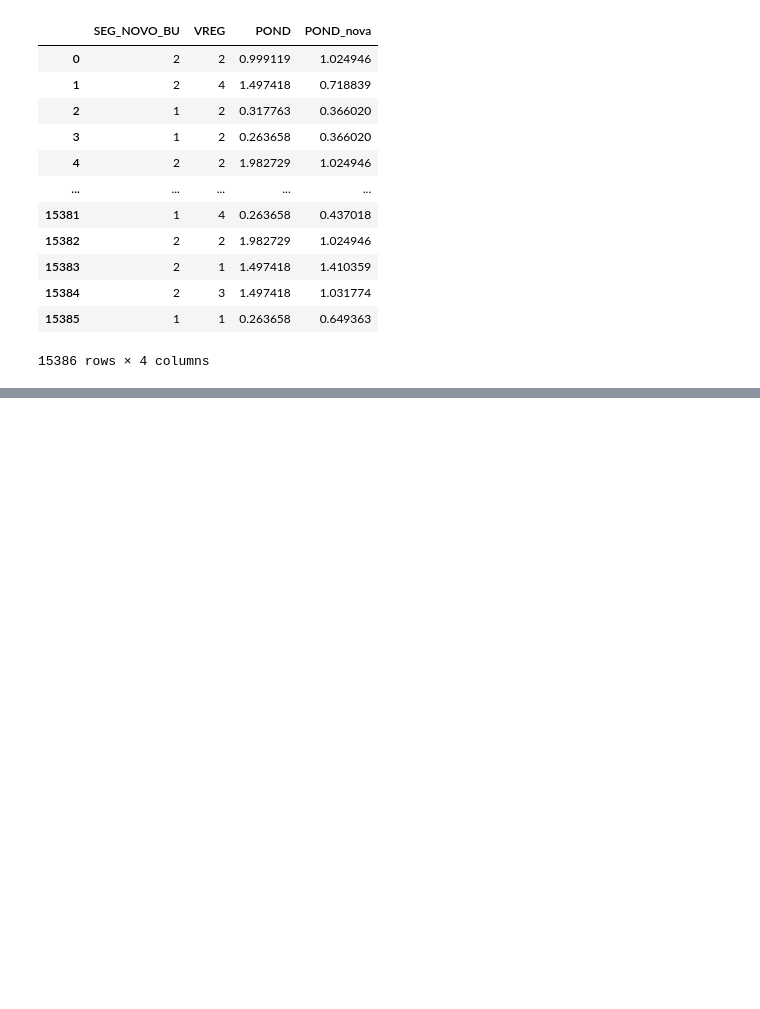
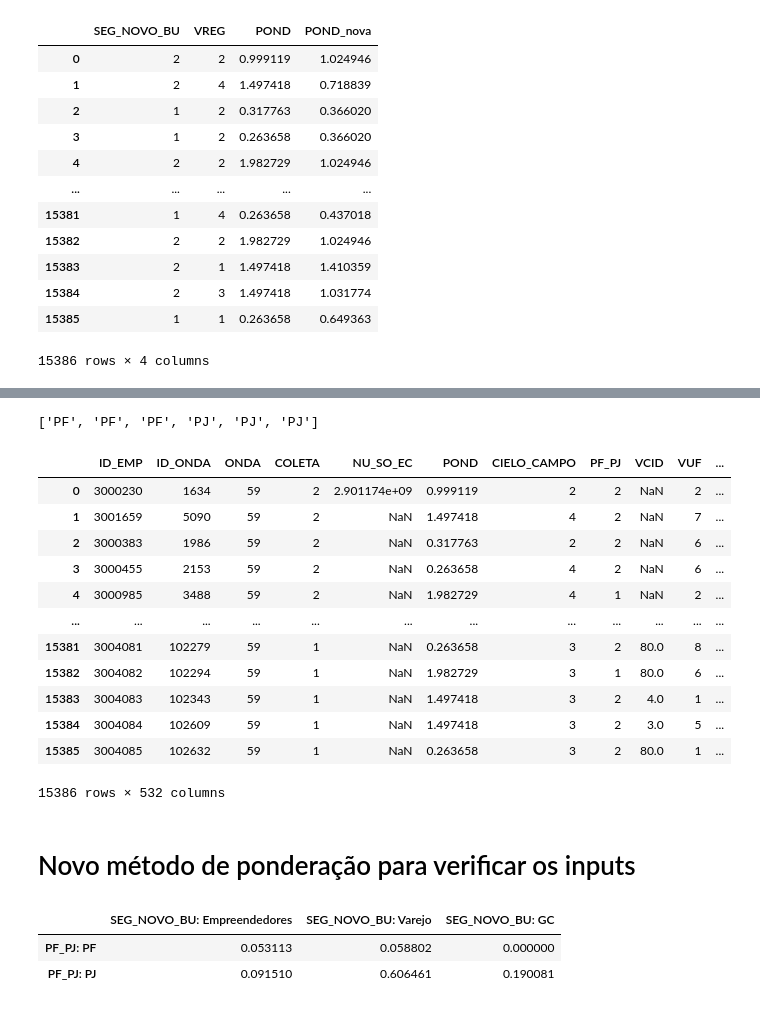
Before and after one commit to RaynerSantos/Processamento-Estatistico, a Jupyter notebook: App_beta/Pond.ipynb, the cells around one changed output, grey strips where cells are left out. Cells and saved outputs as stored; diff of their text form; code cells hidden in the pictures; blank space fills up the shorter version.

Commit message:
Update da ferramenta sobre a Ponderação para 2, 3 e 4 dimensões

```diff
--- a/App_beta/Pond.ipynb
+++ b/App_beta/Pond.ipynb
@@ -808,0 +781,17 @@ df_pond
+# %%
+# Criar um mapeamento para cada label das categorias necessárias
+lista_labels_cabecalho_greater = lista_labels[lista_labels["Coluna"] == CABECALHO_GREATER]
+lista_labels_cabecalho_greater_mapping = dict(zip(lista_labels_cabecalho_greater['Codigo'], lista_labels_cabecalho_greater['Label']))
+print(lista_labels_cabecalho_greater_mapping)
+
+lista_labels_cabecalho = lista_labels[lista_labels["Coluna"] == CABECALHO]
+lista_labels_cabecalho_mapping = dict(zip(lista_labels_cabecalho['Codigo'], lista_labels_cabecalho['Label']))
+print(lista_labels_cabecalho_mapping)
+
+lista_labels_coluna = lista_labels[lista_labels["Coluna"] == COLUNA]
+lista_labels_coluna_mapping = dict(zip(lista_labels_coluna['Codigo'], lista_labels_coluna['Label']))
+print(lista_labels_coluna_mapping)
+
+lista_labels_linha = lista_labels[lista_labels["Coluna"] == LINHA]
+lista_labels_linha_mapping = dict(zip(lista_labels_linha['Codigo'], lista_labels_linha['Label']))
+print(lista_labels_linha_mapping)
@@ -808,0 +887,5 @@ df_pond
+# %%
+df_pond.columns
+[col[1] for col in df_pond.columns]
+# %% [output]
+['PF', 'PF', 'PF', 'PJ', 'PJ', 'PJ']
@@ -808,0 +895,51 @@ df_pond
+# %%
+data
+# %% [output]
+|  | ID_EMP | ID_ONDA | ONDA | COLETA | NU_SO_EC | POND | CIELO_CAMPO | PF_PJ | VCID | VUF | ... |
+| 0 | 3000230 | 1634 | 59 | 2 | 2.901174e+09 | 0.999119 | 2 | 2 | NaN | 2 | ... |
+| 1 | 3001659 | 5090 | 59 | 2 | NaN | 1.497418 | 4 | 2 | NaN | 7 | ... |
+| 2 | 3000383 | 1986 | 59 | 2 | NaN | 0.317763 | 2 | 2 | NaN | 6 | ... |
+| 3 | 3000455 | 2153 | 59 | 2 | NaN | 0.263658 | 4 | 2 | NaN | 6 | ... |
+| 4 | 3000985 | 3488 | 59 | 2 | NaN | 1.982729 | 4 | 1 | NaN | 2 | ... |
+| ... | ... | ... | ... | ... | ... | ... | ... | ... | ... | ... | ... |
+| 15381 | 3004081 | 102279 | 59 | 1 | NaN | 0.263658 | 3 | 2 | 80.0 | 8 | ... |
+| 15382 | 3004082 | 102294 | 59 | 1 | NaN | 1.982729 | 3 | 1 | 80.0 | 6 | ... |
+| 15383 | 3004083 | 102343 | 59 | 1 | NaN | 1.497418 | 3 | 2 | 4.0 | 1 | ... |
+| 15384 | 3004084 | 102609 | 59 | 1 | NaN | 1.497418 | 3 | 2 | 3.0 | 5 | ... |
+| 15385 | 3004085 | 102632 | 59 | 1 | NaN | 0.263658 | 3 | 2 | 80.0 | 1 | ... |
+15386 rows × 532 columns
+# %% [markdown]
+# <font color="greenblue">Novo método de ponderação para verificar os inputs</font>
+# %%
+import pandas as pd
+import numpy as np
+
+# === Ponderação para o caso da CIELO === #
+# CABECALHO_GREATER = "TRAB_C"
+# CABECALHO = 'PF_PJ'
+# COLUNA = 'SEG_NOVO_BU'
+# LINHA = 'VREG'
+
+path = r"C:\Users\rayner.santos\Downloads\Consistencia e Processamento\Cielo\POND_FINAL_Satisfacao_NOV25_v02.xlsx"
+df_universo_d2 = pd.read_excel(path, sheet_name="FONTE_D2",
+                            # header=[0, 1, 2], # <- pega TRAB_C, PÚBLICO e SEGMENTO
+                            index_col=0 # <- REGIÃO (VREG) vira índice (Dimensão 4)
+                            )
+
+# Lê as duas primeiras linhas como cabeçalho (ajuste para [1,2] se no seu arquivo começa uma linha abaixo)
+df_coletado = pd.read_excel(path, sheet_name="COLETADO_D2",
+                            # header=[0, 1, 2], # <- pega SEXO, PÚBLICO e SEGMENTO
+                            index_col=0 # <- REGIÃO (VREG) vira índice (Dimensão 4)
+                            )
+
+path = r"C:\Users\rayner.santos\Downloads\Consistencia e Processamento\Cielo\EMP_Cielo Satisfacao_3onda_NOV25_2025.12.26.xlsx"
+data = pd.read_excel(path, sheet_name="BD_CODIGOS")
+
+lista_labels = pd.read_excel(path, sheet_name="LISTA_LABELS", header=1)
+lista_labels.columns = ['Coluna', 'Codigo', 'Label']
+lista_labels["Coluna"] = lista_labels["Coluna"].ffill().str.strip()
+df_universo_d2
+# %% [output]
+|  | SEG_NOVO_BU: Empreendedores | SEG_NOVO_BU: Varejo | SEG_NOVO_BU: GC |
+| PF_PJ: PF | 0.053113 | 0.058802 | 0.000000 |
+| PF_PJ: PJ | 0.091510 | 0.606461 | 0.190081 |
```
Also changed, not shown: parts of 33 cells of this notebook, 2 other files.
